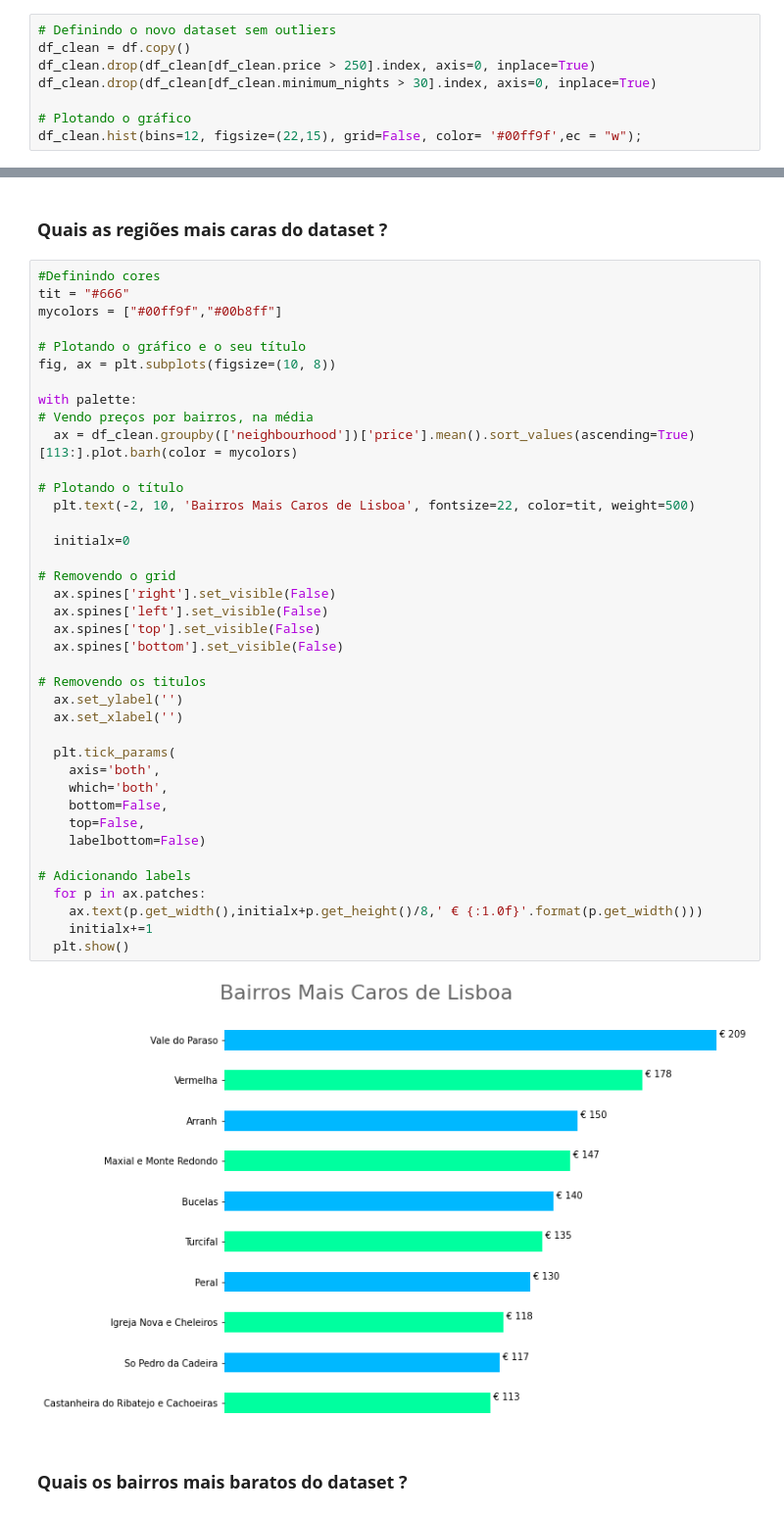
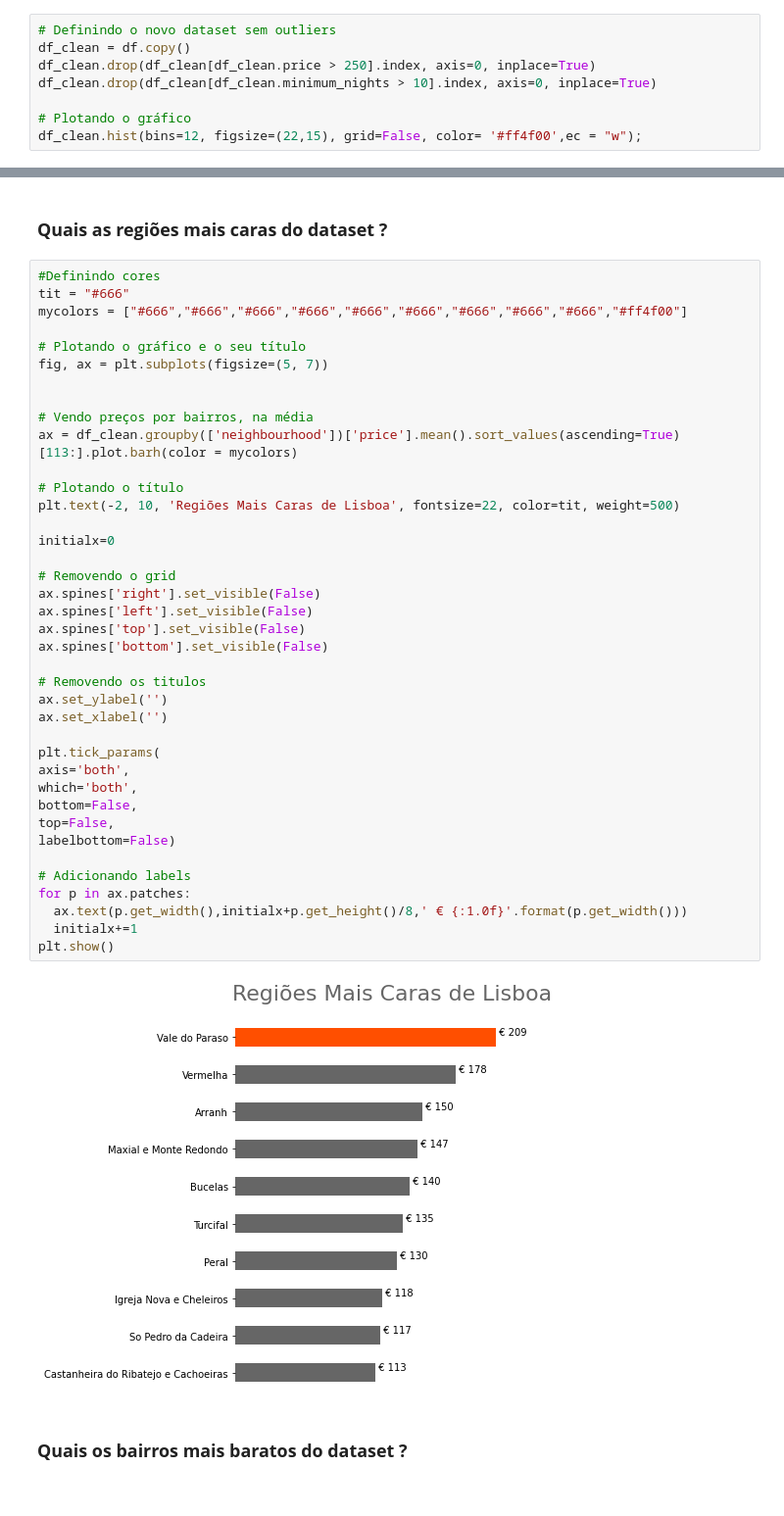
Before and after one commit to antoniomlo/Data_Science, a Jupyter notebook: Analisando_os_Dados_do_Airbnb_Lisboa.ipynb, the cells around one changed output, grey strips where cells are left out. Shown at 98% size. Saved outputs shown, nothing was run; the diff lists cells and outputs as text.

```diff
--- a/Analisando_os_Dados_do_Airbnb_Lisboa.ipynb
+++ b/Analisando_os_Dados_do_Airbnb_Lisboa.ipynb
@@ -229,8 +229,8 @@ Após a verificação dos outliers do nosso dataframe, iremos trabalhar na exclu
 # Definindo o novo dataset sem outliers
 df_clean = df.copy()
 df_clean.drop(df_clean[df_clean.price > 250].index, axis=0, inplace=True)
-df_clean.drop(df_clean[df_clean.minimum_nights > 30].index, axis=0, inplace=True)
+df_clean.drop(df_clean[df_clean.minimum_nights > 10].index, axis=0, inplace=True)
 
 # Plotando o gráfico
-df_clean.hist(bins=12, figsize=(22,15), grid=False, color= '#00ff9f',ec = "w");
+df_clean.hist(bins=12, figsize=(22,15), grid=False, color= '#ff4f00',ec = "w");
 # %% [output]
@@ -314,44 +314,44 @@ O distrito de Lisboa possui 123 regiões. Abaixo irei fazer uma análise para ve
 # %%
 #Definindo cores
 tit = "#666"
-mycolors = ["#00ff9f","#00b8ff"]
+mycolors = ["#666","#666","#666","#666","#666","#666","#666","#666","#666","#ff4f00"]
 
 # Plotando o gráfico e o seu título
-fig, ax = plt.subplots(figsize=(10, 8))
+fig, ax = plt.subplots(figsize=(5, 7))
 
-with palette:
+
 # Vendo preços por bairros, na média
-  ax = df_clean.groupby(['neighbourhood'])['price'].mean().sort_values(ascending=True)[113:].plot.barh(color = mycolors)
+ax = df_clean.groupby(['neighbourhood'])['price'].mean().sort_values(ascending=True)[113:].plot.barh(color = mycolors)
 
 # Plotando o título
-  plt.text(-2, 10, 'Bairros Mais Caros de Lisboa', fontsize=22, color=tit, weight=500)
+plt.text(-2, 10, 'Regiões Mais Caras de Lisboa', fontsize=22, color=tit, weight=500)
 
-  initialx=0
+initialx=0
 
 # Removendo o grid
-  ax.spines['right'].set_visible(False)
-  ax.spines['left'].set_visible(False)
-  ax.spines['top'].set_visible(False)
-  ax.spines['bottom'].set_visible(False)
+ax.spines['right'].set_visible(False)
+ax.spines['left'].set_visible(False)
+ax.spines['top'].set_visible(False)
+ax.spines['bottom'].set_visible(False)
 
 # Removendo os titulos
-  ax.set_ylabel('')
-  ax.set_xlabel('')
+ax.set_ylabel('')
+ax.set_xlabel('')
 
-  plt.tick_params(
-    axis='both',
-    which='both',
-    bottom=False,
-    top=False,
-    labelbottom=False)
+plt.tick_params(
+axis='both',
+which='both',
+bottom=False,
+top=False,
+labelbottom=False)
 
 # Adicionando labels
-  for p in ax.patches:
-    ax.text(p.get_width(),initialx+p.get_height()/8,' € {:1.0f}'.format(p.get_width()))
-    initialx+=1
-  plt.show()
+for p in ax.patches:
+  ax.text(p.get_width(),initialx+p.get_height()/8,' € {:1.0f}'.format(p.get_width()))
+  initialx+=1
+plt.show()
 # %% [output]
-[figure, old version]
+[figure, new version]
 # %% [markdown]
 ### **Quais os bairros mais baratos do dataset ?**
 # %%
```
Also changed, not shown: parts of 8 cells of this notebook.
